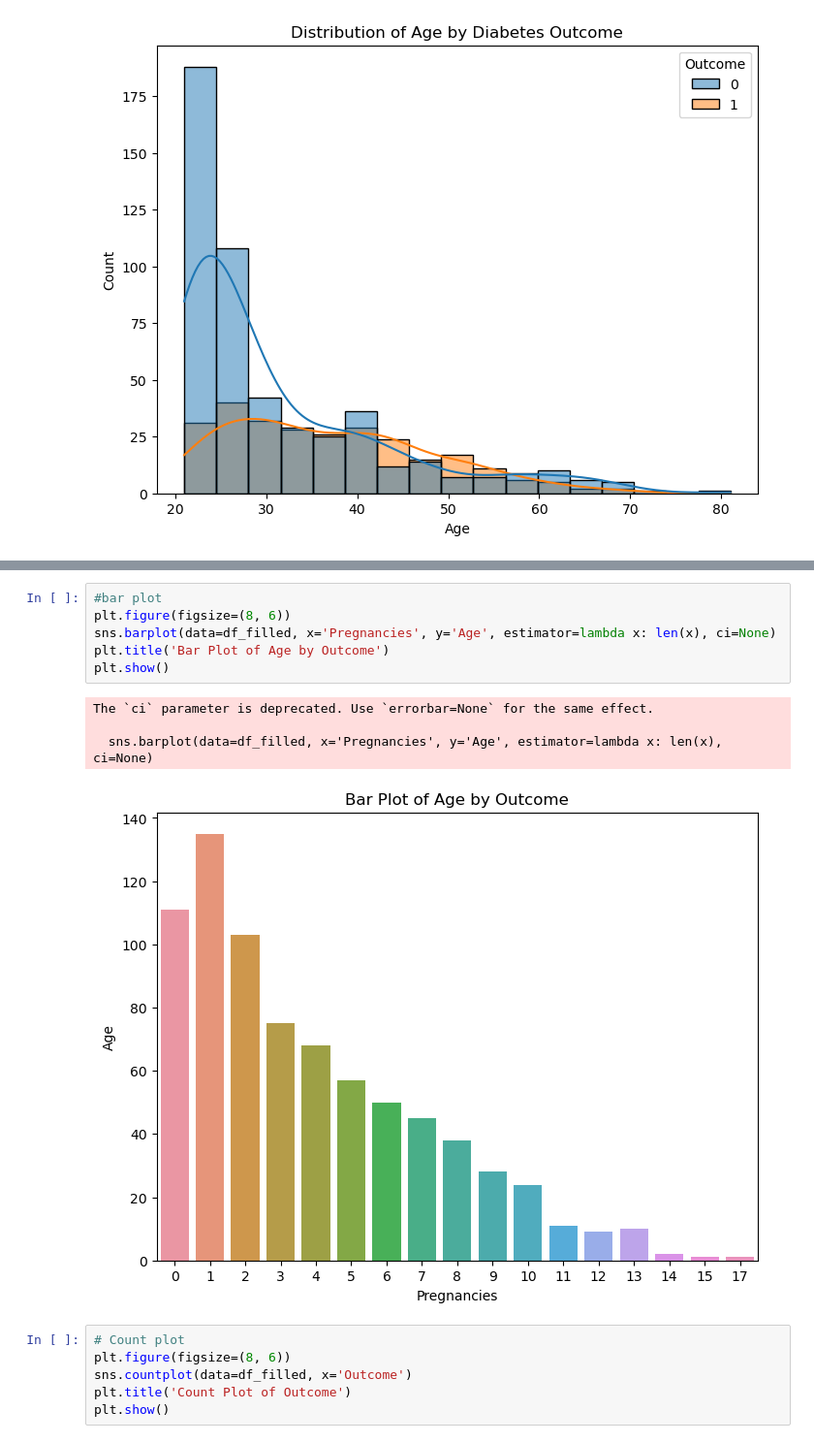
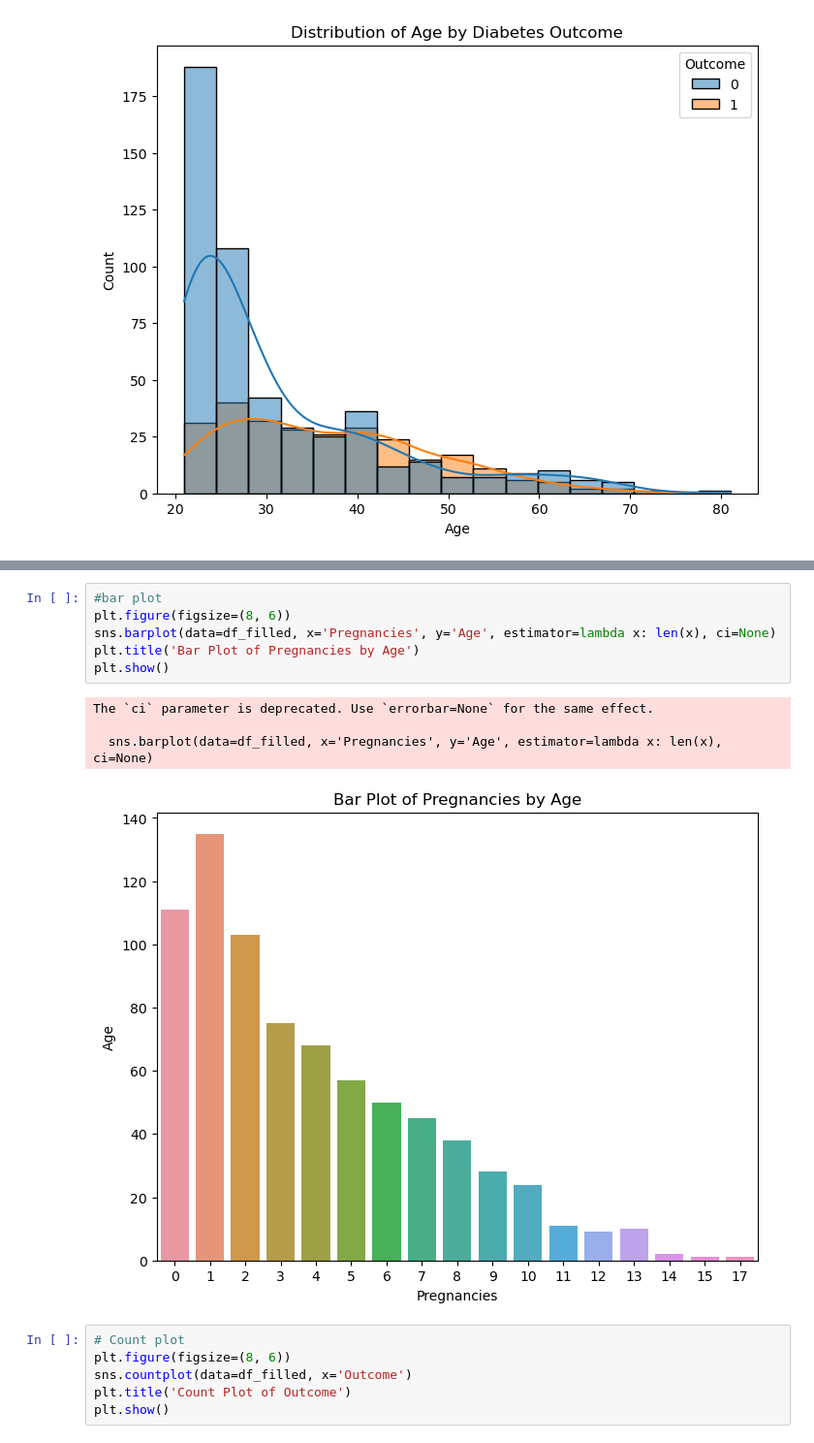
Before and after one commit to ZahraKiashemshaki/Diabetes-data-analyzing, a Jupyter notebook: Diabetes data analyzing .ipynb, the cells around one changed output, grey strips where cells are left out. Shown: that part at 97% size. Drawn from its saved outputs; the diff is of its cells as text.

```diff
--- a/Diabetes data analyzing .ipynb
+++ b/Diabetes data analyzing .ipynb
@@ -192,14 +192,14 @@ Text(0.5, 1.0, 'Scatter Plot of Age vs. Outcome')
 # %%
 #bar plot
 plt.figure(figsize=(8, 6))
 sns.barplot(data=df_filled, x='Pregnancies', y='Age', estimator=lambda x: len(x), ci=None)
-plt.title('Bar Plot of Age by Outcome')
+plt.title('Bar Plot of Pregnancies by Age')
 plt.show()
 # %% [output]
 The `ci` parameter is deprecated. Use `errorbar=None` for the same effect.
 
   sns.barplot(data=df_filled, x='Pregnancies', y='Age', estimator=lambda x: len(x), ci=None)
-[figure, old version]
+[figure, new version]
 # %%
 # Count plot
 plt.figure(figsize=(8, 6))
```
Also changed, not shown: parts of 2 cells of this notebook.
